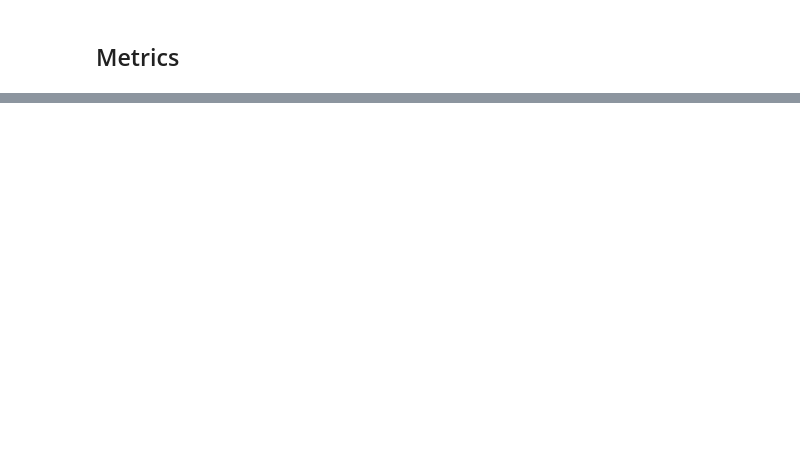
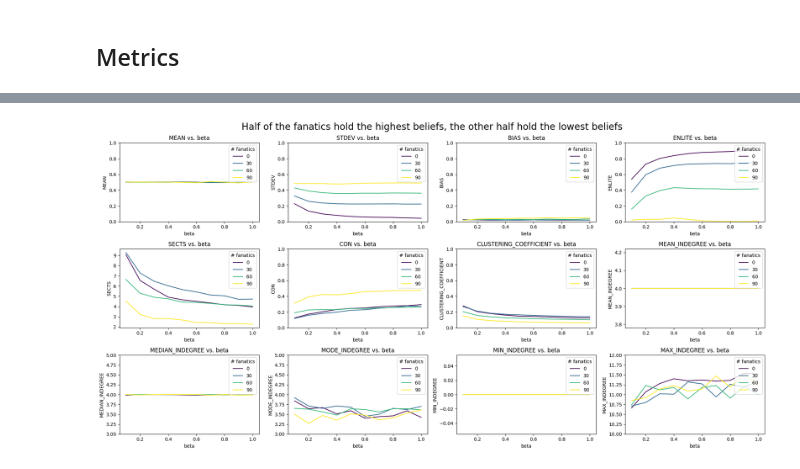
Before and after one commit to ducquando/social-network, a Jupyter notebook: analyze.ipynb, the cells around one changed output, grey strips where cells are left out. Drawn from its saved outputs; the diff is of its cells as text; code cells hidden in the pictures; blank space fills up the shorter version.

```diff
--- a/analyze.ipynb
+++ b/analyze.ipynb
@@ -334,0 +305,4 @@ for metric in metrics:
+# %%
+line_plot(data=fanatics_min_max, metrics=metrics, name='min_max')
+# %% [output]
+[figure, added]
```
Also changed, not shown: parts of 13 cells of this notebook, 36 other files.
